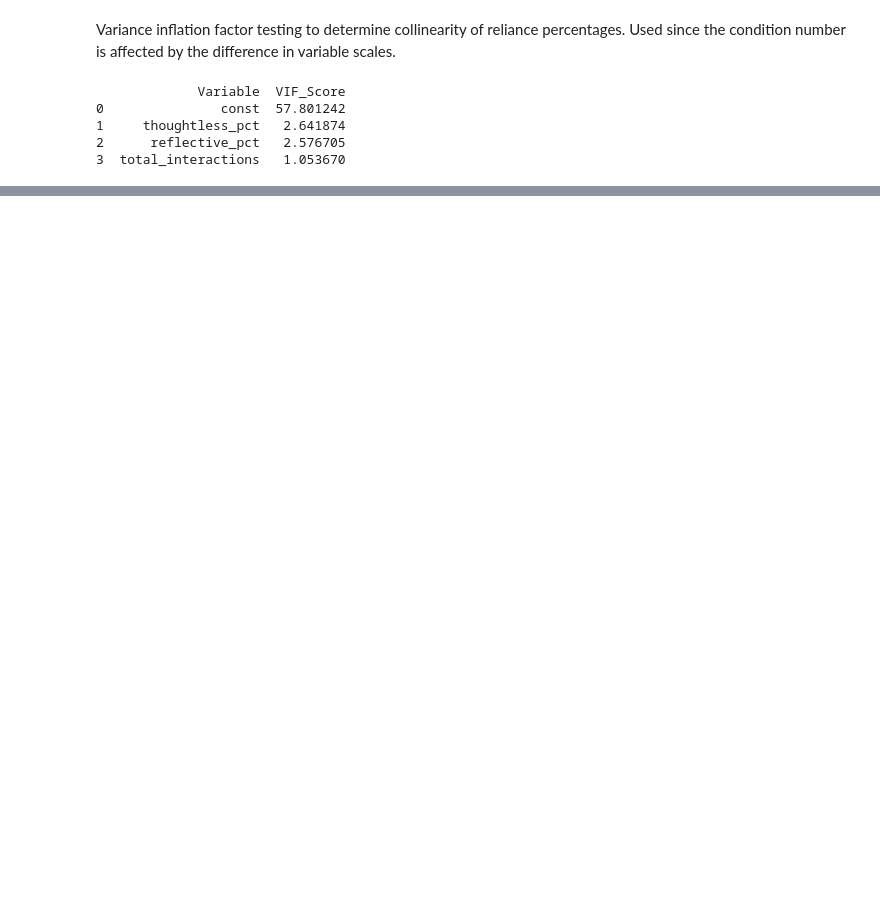
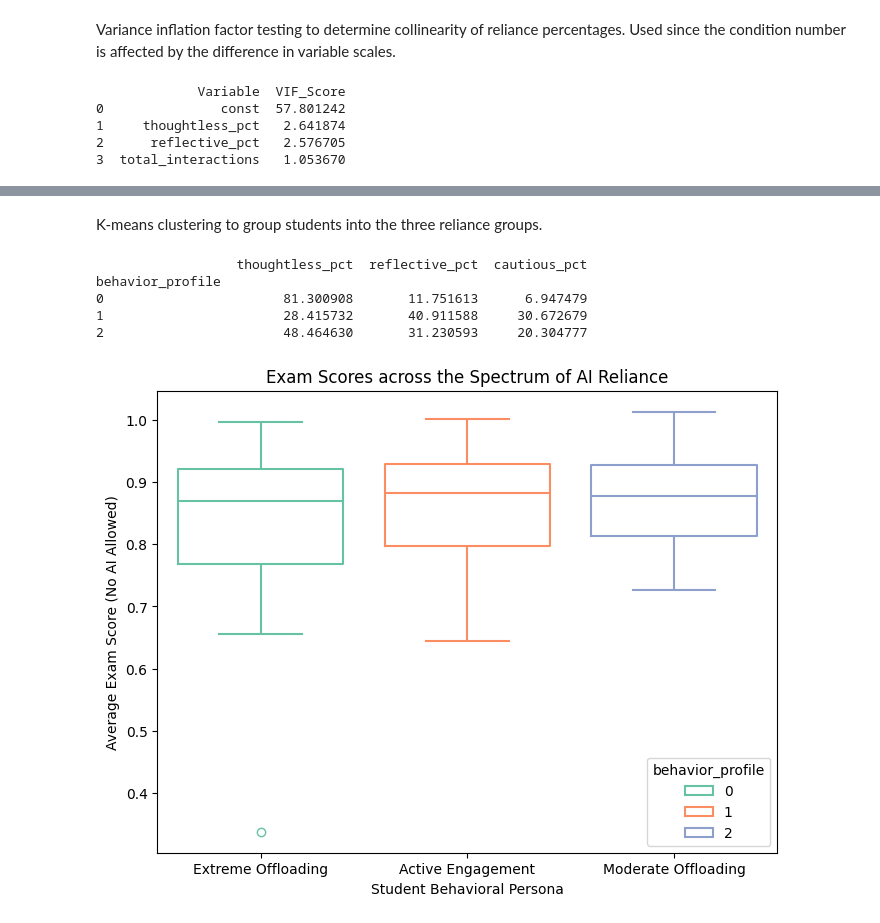
Before and after one commit to Mu-Cepheus/LLM-reliance, a Jupyter notebook: notebooks/04_inferentialStatistics.ipynb, the cells around one changed output, grey strips where cells are left out. Drawn from its saved outputs; the diff is of its cells as text; code cells hidden in the pictures; blank space fills up the shorter version.

```diff
--- a/notebooks/04_inferentialStatistics.ipynb
+++ b/notebooks/04_inferentialStatistics.ipynb
@@ -89,0 +93,5 @@ print(vif_data)
+# %%
+df_regression['grade_drop'] = df_regression['assignment_avg'] - df_regression['exam_avg']
+
+model_delta = smf.ols('grade_drop ~ thoughtless_pct + reflective_pct + total_interactions', data=df_regression)
+print(model_delta.fit().summary())
@@ -89,0 +116,43 @@ print(vif_data)
+# %% [markdown]
+K-means clustering to group students into the three reliance groups.
+# %%
+from sklearn.cluster import KMeans
+import seaborn as sns
+import matplotlib.pyplot as plt
+
+features = df_regression[['thoughtless_pct', 'reflective_pct', 'cautious_pct']]
+kmeans = KMeans(n_clusters=3, random_state=42)
+df_regression['behavior_profile'] = kmeans.fit_predict(features)
+
+cluster_profiles = df_regression.groupby('behavior_profile')[['thoughtless_pct', 'reflective_pct', 'cautious_pct']].mean()
+
+print(cluster_profiles)
+
+# These need to be remapped based on how the unsupervised learning orders the clusters
+# "Balanced" is the group with 28% thoughtless, 40% reflective, and 30% cautious
+# "Moderate" is the group with 48% thoughtless, 31% reflective, and 20% cautious
+# "Offloaders" is the group with 81% thoughtless
+# Approximate values above are rounded down, some variance might occur due to unsupervised learning
+cluster_names = {
+    0: "Extreme Offloading",
+    1: "Active Engagement",
+    2: "Moderate Offloading"
+}
+
+df_regression['behavior_profile_name'] = df_regression['behavior_profile'].map(cluster_names)
+
+order = ["Extreme Offloading", "Active Engagement", "Moderate Offloading"]
+
+plt.figure(figsize=(8, 6))
+sns.boxplot(data=df_regression, x='behavior_profile_name', y='exam_avg', order=order, hue="behavior_profile", fill=False, palette="Set2")
+plt.title("Exam Scores across the Spectrum of AI Reliance")
+plt.xlabel("Student Behavioral Persona")
+plt.ylabel("Average Exam Score (No AI Allowed)")
+plt.show()
+# %% [output]
+                  thoughtless_pct  reflective_pct  cautious_pct
+behavior_profile
+0                       81.300908       11.751613      6.947479
+1                       28.415732       40.911588     30.672679
+2                       48.464630       31.230593     20.304777
+[figure, added]
```
Also changed, not shown: parts of 7 cells of this notebook, 5 other files.
